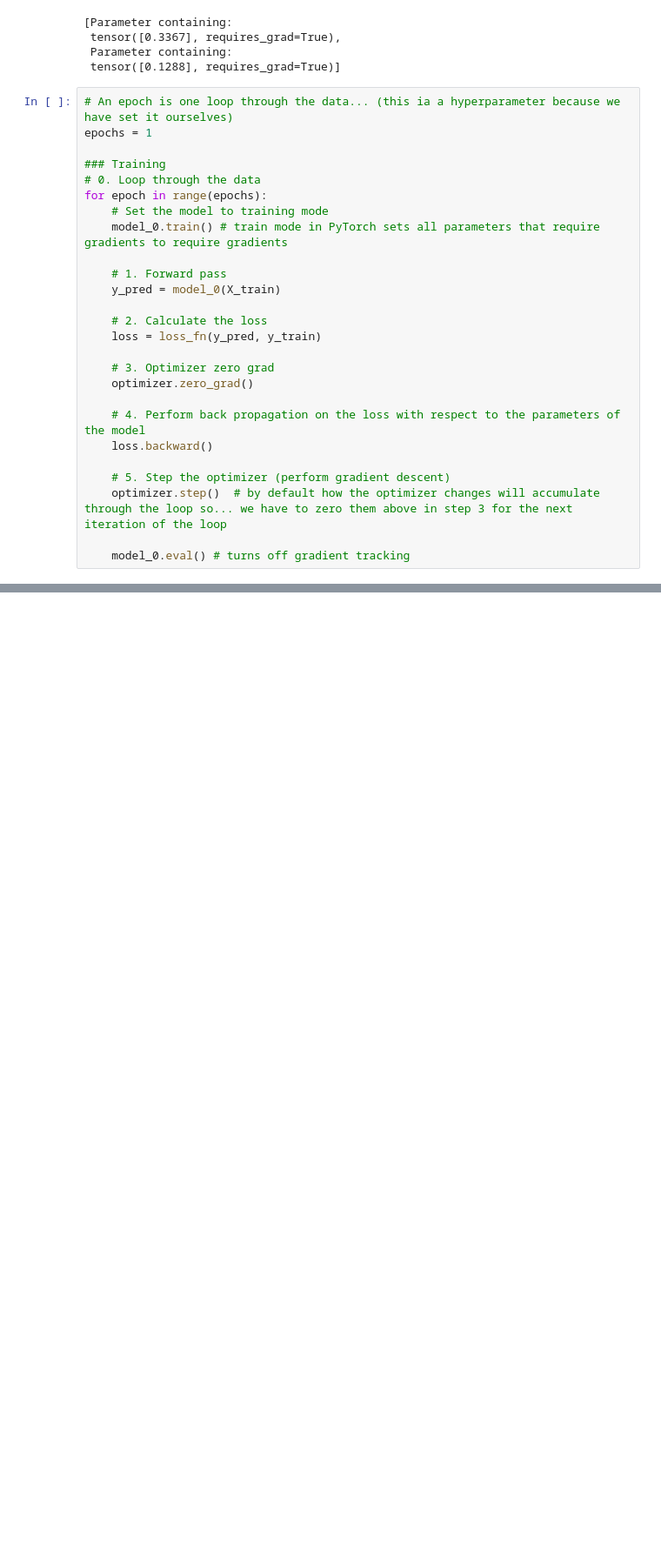
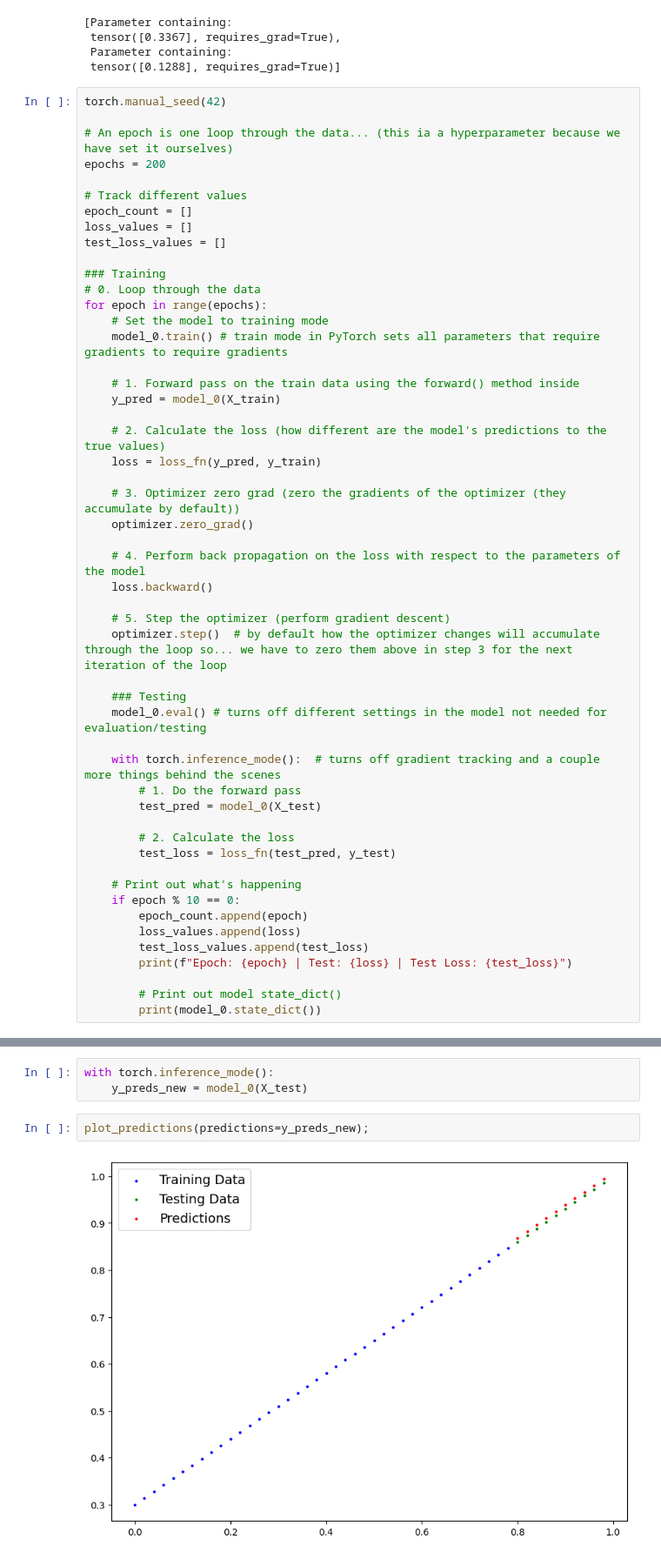
Before and after one commit to aditya040891/Learning-PyTorch-and-Neural-Network-Fundamentals, a Jupyter notebook: 01_pytorch_workflow.ipynb, the cells around one changed output, grey strips where cells are left out. Shown at 87% size. Saved outputs shown, nothing was run; the diff lists cells and outputs as text; blank space fills up the shorter version.

Commit message:
learnt about the steps in pytorch workflow, and tested the accuracy of model after every epoch

```diff
--- a/01_pytorch_workflow.ipynb
+++ b/01_pytorch_workflow.ipynb
@@ -364,8 +364,15 @@ list(model_0.eval().parameters())
  Parameter containing:
  tensor([0.1288], requires_grad=True)]
 # %%
+torch.manual_seed(42)
+
 # An epoch is one loop through the data... (this ia a hyperparameter because we have set it ourselves)
-epochs = 1
+epochs = 200
+
+# Track different values
+epoch_count = []
+loss_values = []
+test_loss_values = []
 
 ### Training
 # 0. Loop through the data
@@ -373,13 +380,13 @@ for epoch in range(epochs):
     # Set the model to training mode
     model_0.train() # train mode in PyTorch sets all parameters that require gradients to require gradients
 
-    # 1. Forward pass
+    # 1. Forward pass on the train data using the forward() method inside
     y_pred = model_0(X_train)
 
-    # 2. Calculate the loss
+    # 2. Calculate the loss (how different are the model's predictions to the true values)
     loss = loss_fn(y_pred, y_train)
 
-    # 3. Optimizer zero grad
+    # 3. Optimizer zero grad (zero the gradients of the optimizer (they accumulate by default))
     optimizer.zero_grad()
 
     # 4. Perform back propagation on the loss with respect to the parameters of the model
@@ -388,4 +395,22 @@ for epoch in range(epochs):
     # 5. Step the optimizer (perform gradient descent)
     optimizer.step()  # by default how the optimizer changes will accumulate through the loop so... we have to zero them above in step 3 for the next iteration of the loop
 
-    model_0.eval() # turns off gradient tracking
+    ### Testing
+    model_0.eval() # turns off different settings in the model not needed for evaluation/testing
+
+    with torch.inference_mode():  # turns off gradient tracking and a couple more things behind the scenes
+        # 1. Do the forward pass
+        test_pred = model_0(X_test)
+
+        # 2. Calculate the loss
+        test_loss = loss_fn(test_pred, y_test)
+
+    # Print out what's happening
+    if epoch % 10 == 0:
+        epoch_count.append(epoch)
+        loss_values.append(loss)
+        test_loss_values.append(test_loss)
+        print(f"Epoch: {epoch} | Test: {loss} | Test Loss: {test_loss}")
+
+        # Print out model state_dict()
+        print(model_0.state_dict())
@@ -391,0 +438,7 @@ for epoch in range(epochs):
+# %%
+with torch.inference_mode():
+    y_preds_new = model_0(X_test)
+# %%
+plot_predictions(predictions=y_preds_new);
+# %% [output]
+[figure, added]
```
Also changed, not shown: parts of 4 cells of this notebook.
